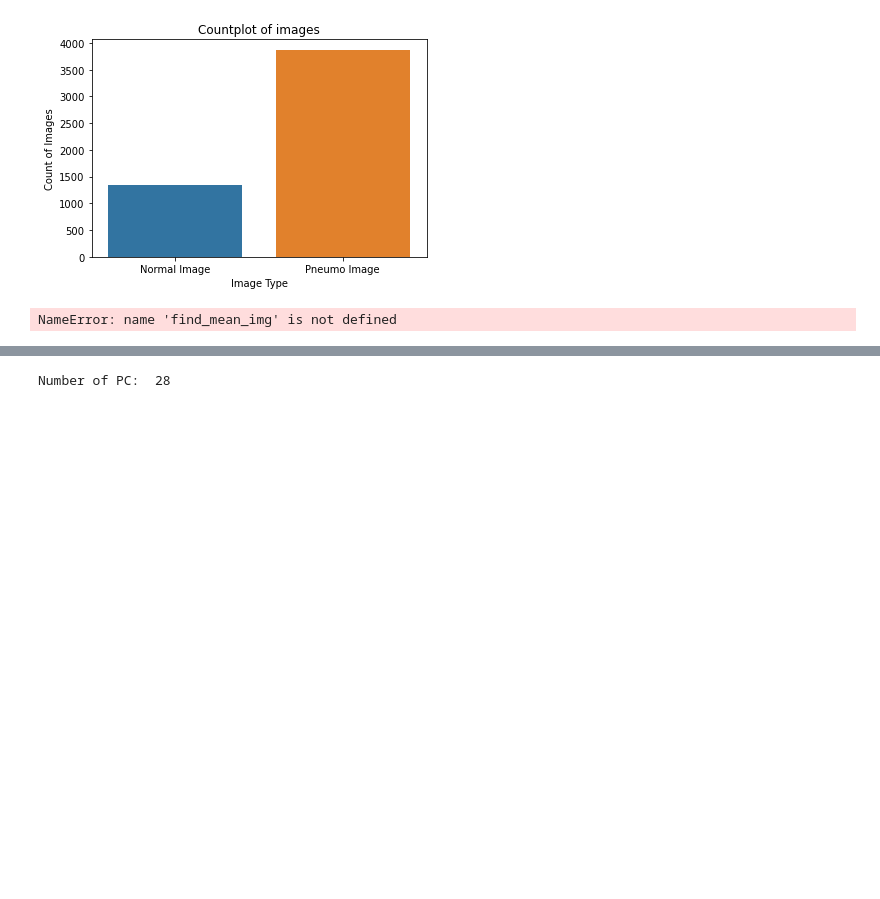
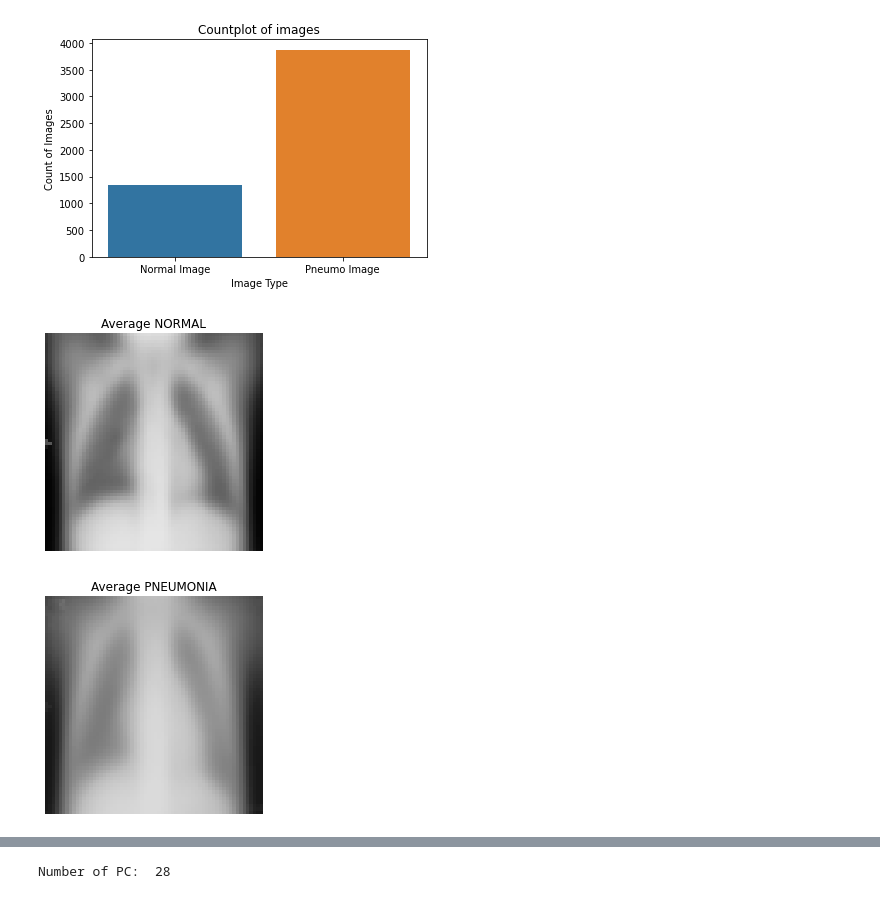
Before and after one commit to leezael/VisIQ, a Jupyter notebook: src/Pneumonia_EDA.ipynb, the cells around one changed output, grey strips where cells are left out. Cells and saved outputs as stored; diff of their text form; code cells hidden in the pictures; blank space fills up the shorter version.

```diff
--- a/src/Pneumonia_EDA.ipynb
+++ b/src/Pneumonia_EDA.ipynb
@@ -101,9 +105,10 @@ def find_mean_img(full_mat, title, size = (64, 64)):
     return mean_img
 # %%
 norm_mean = find_mean_img(normal_images, 'NORMAL')
-pneu_mean = find_mean_img(pnemonia_images, 'PNEUMONIA')
+pneu_mean = find_mean_img(pneumonia_images, 'PNEUMONIA')
 # %% [output]
-NameError: name 'find_mean_img' is not defined
+[figure, added]
+[figure, added]
 # %%
 contrast_mean = norm_mean - pneu_mean
 plt.imshow(contrast_mean, cmap='bwr')
```
Also changed, not shown: parts of 21 cells of this notebook.
